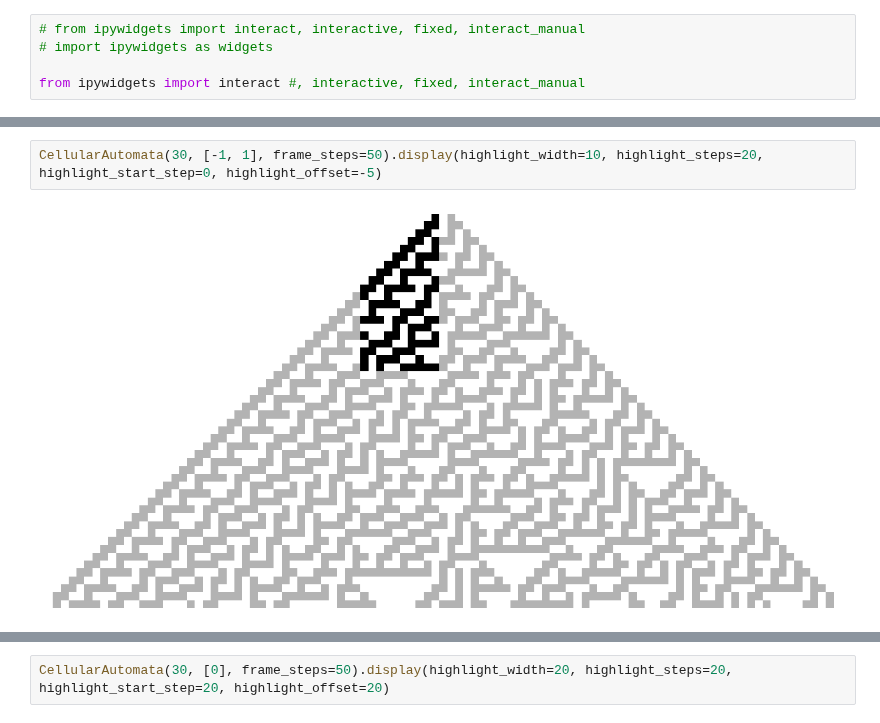
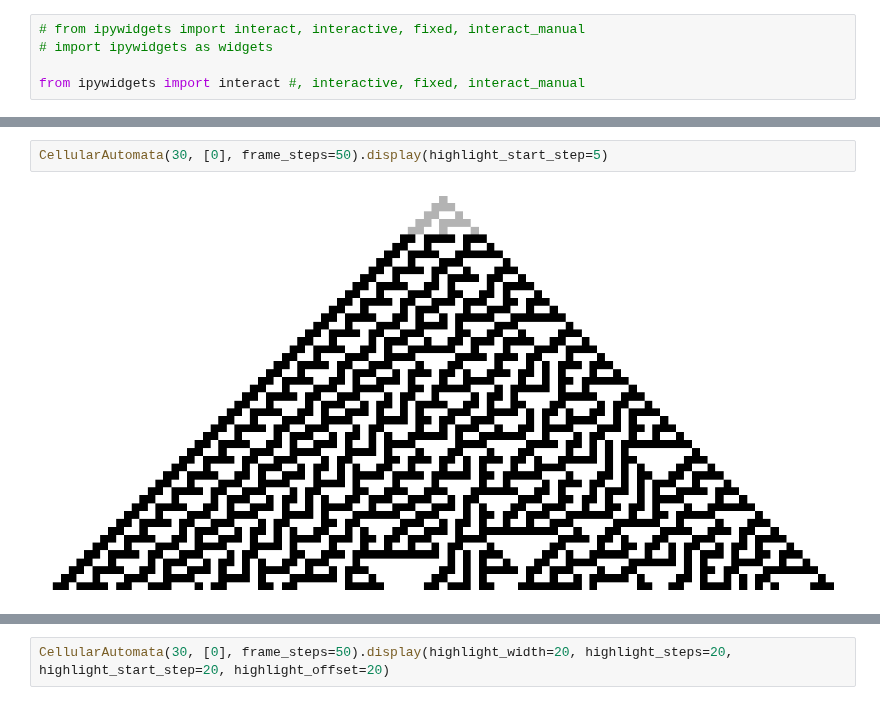
Before and after one commit to orome/automata-py, a Jupyter notebook: demo.ipynb, the cells around one changed output, grey strips where cells are left out. Drawn from its saved outputs; the diff is of its cells as text.

Commit message:
Improve gird in display

```diff
--- a/demo.ipynb
+++ b/demo.ipynb
@@ -14,4 +10,4 @@ CellularAutomata(30, [-1, 1], frame_steps=50).display(highlight_width=10, highli
 # %%
-CellularAutomata(30, [-1, 1], frame_steps=50).display(highlight_width=10, highlight_steps=20, highlight_start_step=0, highlight_offset=-5)
+CellularAutomata(30, [0], frame_steps=50).display(highlight_start_step=5)
 # %% [output]
-[figure, old version]
+[figure, new version]
```
Also changed, not shown: parts of 9 cells of this notebook, 1 other file.
